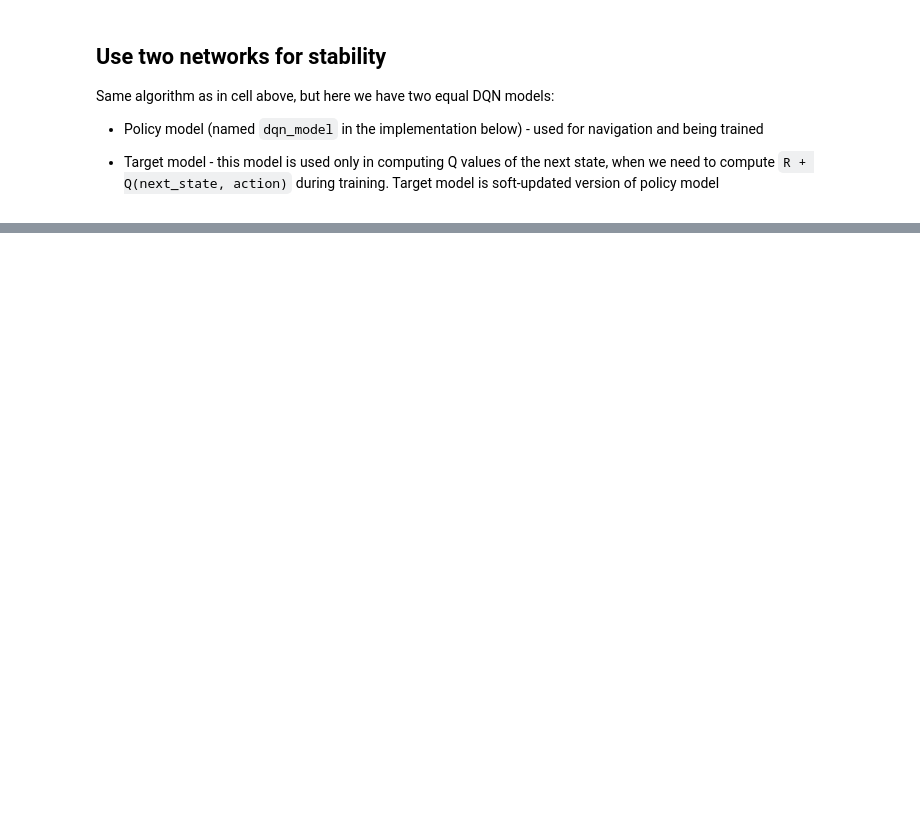
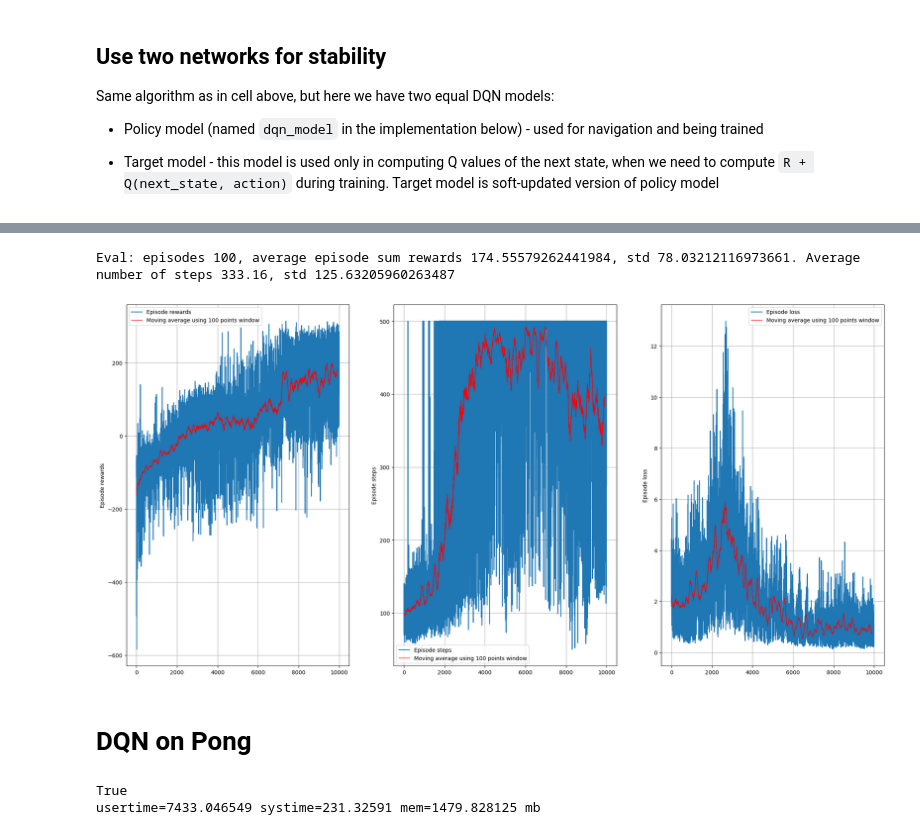
Before and after one commit to omikad/studying-ml, a Jupyter notebook: SuttonBook/09_dqn.ipynb, the cells around one changed output, grey strips where cells are left out. Saved outputs shown, nothing was run; the diff lists cells and outputs as text; code cells hidden in the pictures; blank space fills up the shorter version.

```diff
--- a/SuttonBook/09_dqn.ipynb
+++ b/SuttonBook/09_dqn.ipynb
@@ -430,0 +445,49 @@ Eval: episodes 100, average episode sum rewards 104.94085361382804, std 115.2572
+# %%
+def solve():
+    env = gym.make('LunarLander-v2')
+
+    device = torch.device('cpu')
+
+    dqn_model, target_model, train_curves = dqn_two_networks_impl(
+        dqn_model = DQN_Model(env),
+        target_model = DQN_Model(env),
+        device=device,
+        env=env,
+        states_window_size=1,
+        learning_rate=1e-2,
+        discount_factor=0.99,
+        batch_size=128,
+        memory_capacity=10000,
+        soft_update_tau=0.1,
+        max_episodes=10000,
+        max_episode_steps=500)
+
+    show_train_curves(train_curves)
+
+    eval(
+        device,
+        env,
+        states_window_size=1,
+        dqn_model=dqn_model,
+        max_episodes=100,
+        max_episode_steps=500)
+
+    return env, dqn_model, target_model
+
+env, dqn_model, target_model = solve()
+# %% [output]
+Eval: episodes 100, average episode sum rewards 174.55579262441984, std 78.03212116973661. Average number of steps 333.16, std 125.63205960263487
+[figure, added]
+# %% [markdown]
+# DQN on Pong
+# %%
+print(torch.cuda.is_available())
+
+def show_usage():
+    usage=resource.getrusage(resource.RUSAGE_SELF)
+    print(f"usertime={usage[0]} systime={usage[1]} mem={usage[2]/1024.0} mb")
+
+show_usage()
+# %% [output]
+True
+usertime=7433.046549 systime=231.32591 mem=1479.828125 mb
```
Also changed, not shown: parts of 8 cells of this notebook.
